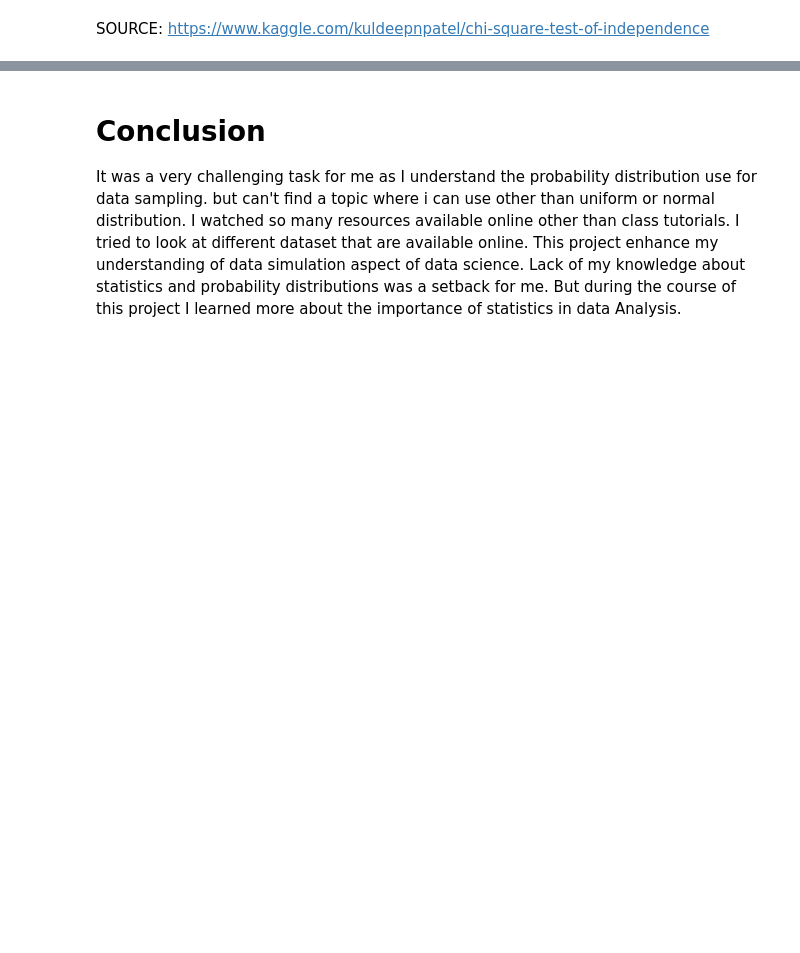
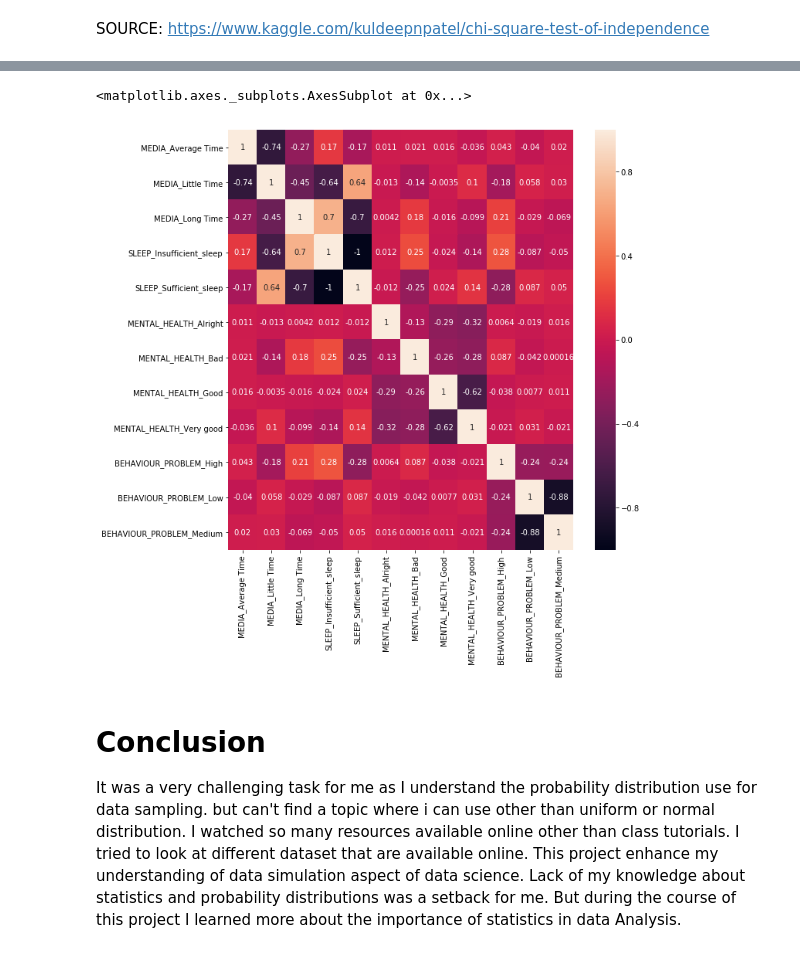
Before and after one commit to Freeha-S/ProgDA_Project, a Jupyter notebook: ProgDA-Project.ipynb, the cells around one changed output, grey strips where cells are left out. Drawn from its saved outputs; the diff is of its cells as text; code cells hidden in the pictures; blank space fills up the shorter version.

```diff
--- a/ProgDA-Project.ipynb
+++ b/ProgDA-Project.ipynb
@@ -732,0 +745,9 @@ Observed Values :-
+# %%
+#dummy encoding
+#hot encoding
+# As we have all categorical data so i decide to  use get dummies
+dumy= s_data.drop(columns=['AGE','GENDER'])
+dumy=pd.get_dummies(dumy)
+##dumy=dumy.drop(['AGE'])
+cor=dumy.corr()
+dumy.corr()
@@ -733,3 +768,9 @@ Observed Values :-
+# %%
+fig= plt.figure(figsize=(10,10))# set the plot size
+sns.heatmap(cor,annot=True)
+# %% [output]
+<matplotlib.axes._subplots.AxesSubplot at 0x...>
+[figure, added]
 # %% [markdown]
 # Conclusion
 It was a very challenging task for me as I understand the probability distribution use for data sampling. but can't find a topic where i can use other than uniform or normal distribution. I watched so many resources available online other than class tutorials. I tried to look at different dataset that are available online. This project enhance my understanding of data simulation aspect of data science. Lack of my knowledge about statistics and probability distributions was a setback for me. But during the course of this project I learned more about the importance of statistics in data Analysis.
```
Also changed, not shown: parts of 33 cells of this notebook, 1 other file.
